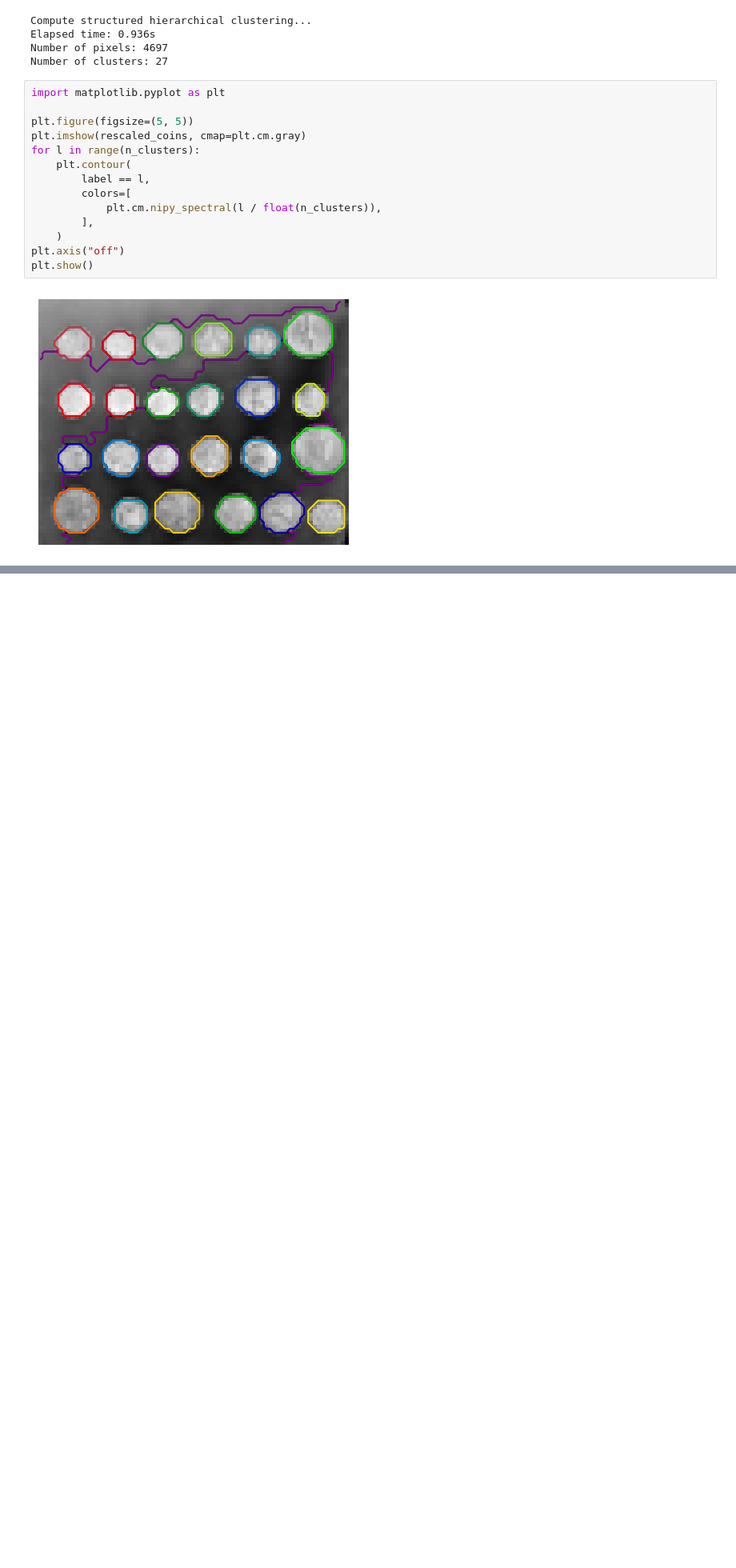
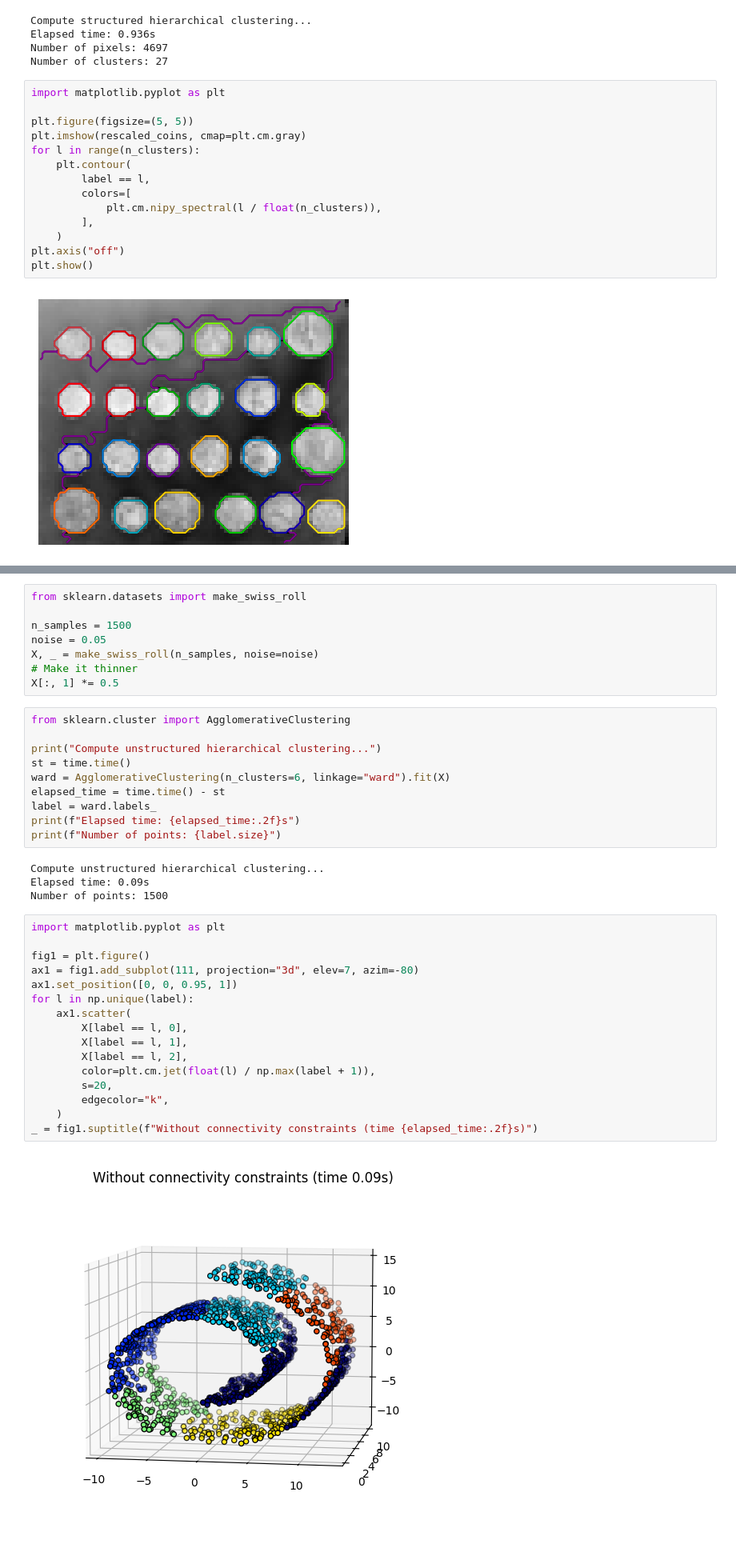
Before and after one commit to samyak-anand/Python-Learn-Machine-Learning, a Jupyter notebook: Clustering /Hierarchical clustering.ipynb, the cells around one changed output, grey strips where cells are left out. Shown at 80% size. Drawn from its saved outputs; the diff is of its cells as text; blank space fills up the shorter version.

```diff
--- a/Clustering /Hierarchical clustering.ipynb
+++ b/Clustering /Hierarchical clustering.ipynb
@@ -157,0 +169,40 @@ plt.show()
+# %%
+from sklearn.datasets import make_swiss_roll
+
+n_samples = 1500
+noise = 0.05
+X, _ = make_swiss_roll(n_samples, noise=noise)
+# Make it thinner
+X[:, 1] *= 0.5
+# %%
+from sklearn.cluster import AgglomerativeClustering
+
+print("Compute unstructured hierarchical clustering...")
+st = time.time()
+ward = AgglomerativeClustering(n_clusters=6, linkage="ward").fit(X)
+elapsed_time = time.time() - st
+label = ward.labels_
+print(f"Elapsed time: {elapsed_time:.2f}s")
+print(f"Number of points: {label.size}")
+# %% [output]
+Compute unstructured hierarchical clustering...
+Elapsed time: 0.09s
+Number of points: 1500
+# %%
+import matplotlib.pyplot as plt
+
+fig1 = plt.figure()
+ax1 = fig1.add_subplot(111, projection="3d", elev=7, azim=-80)
+ax1.set_position([0, 0, 0.95, 1])
+for l in np.unique(label):
+    ax1.scatter(
+        X[label == l, 0],
+        X[label == l, 1],
+        X[label == l, 2],
+        color=plt.cm.jet(float(l) / np.max(label + 1)),
+        s=20,
+        edgecolor="k",
+    )
+_ = fig1.suptitle(f"Without connectivity constraints (time {elapsed_time:.2f}s)")
+# %% [output]
+[figure, added]
```
Also changed, not shown: parts of 7 cells of this notebook, 1 other file.
